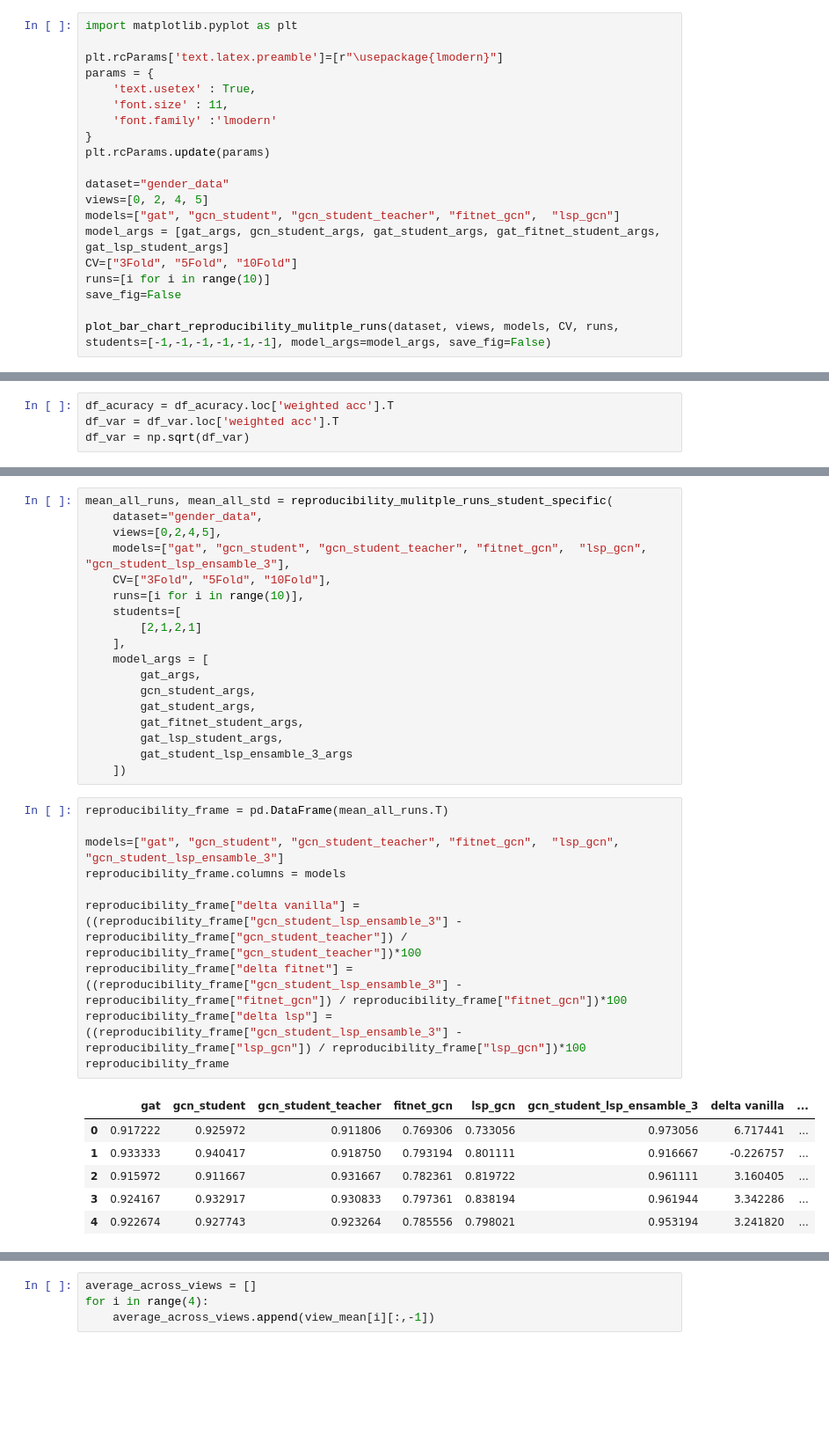
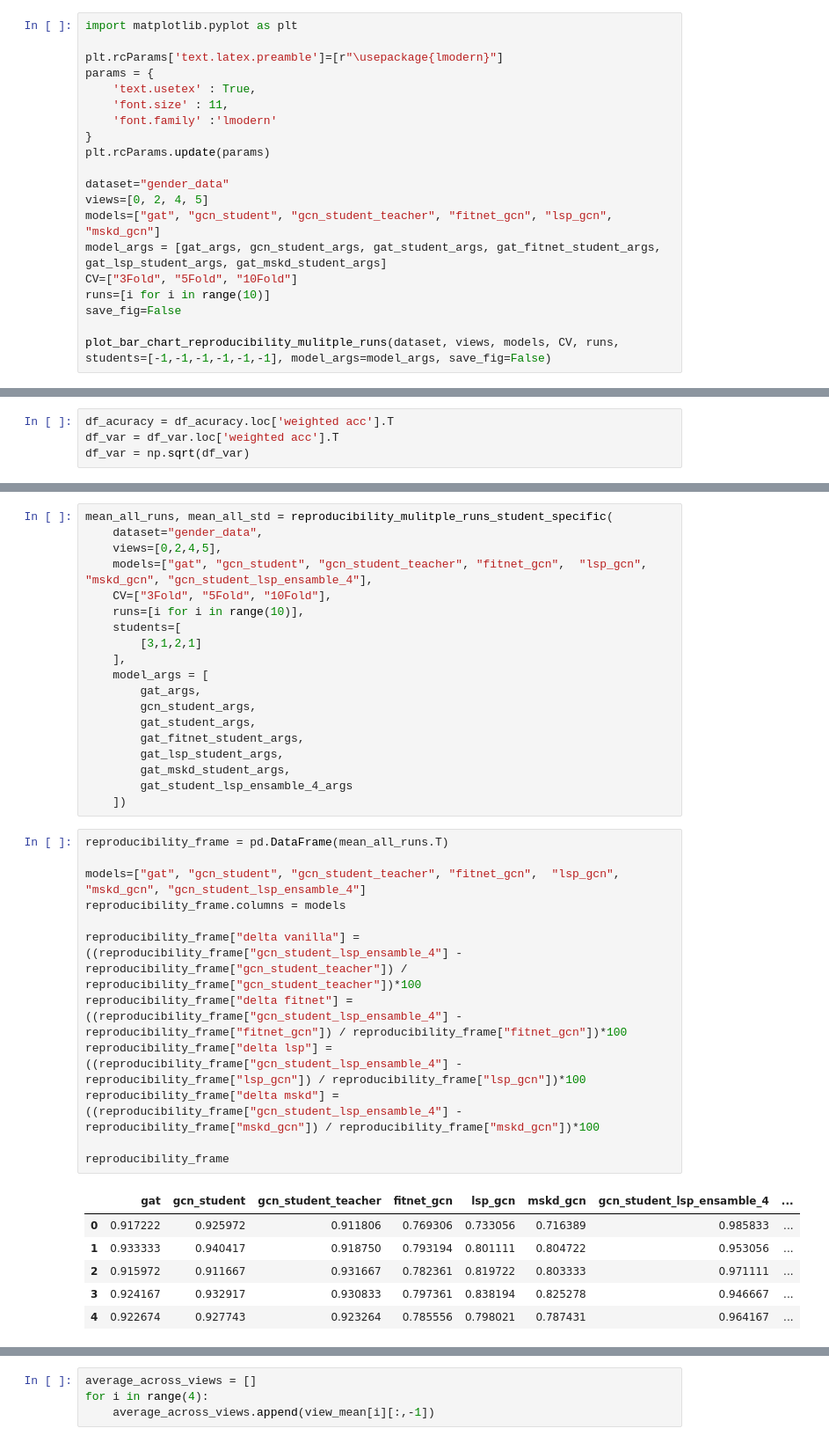
Before and after one commit to LorenzoStigliano/thesis-imperial, a Jupyter notebook: src/notebooks/study_GSP_gat_gcn.ipynb, the cells around one changed output, grey strips where cells are left out. Shown: that part at 88% size. Drawn from its saved outputs; the diff is of its cells as text; blank space fills up the shorter version.

Commit message:
scripts for: GCN -> GAT GSP , GAT -> GAT GSP , GCN -> GCN GSP EMBEDDING OUR METHOD, GCN -> GAT GSP LSP OUR METHOD, GAT -> GAT GSP LSP OUR METHOD, GCN -> GAT GSP , VANILLA EXPLORATION

```diff
--- a/src/notebooks/study_GSP_gat_gcn.ipynb
+++ b/src/notebooks/study_GSP_gat_gcn.ipynb
@@ -30,8 +30,8 @@ plt.rcParams.update(params)
 
 dataset="gender_data"
 views=[0, 2, 4, 5]
-models=["gat", "gcn_student", "gcn_student_teacher", "fitnet_gcn",  "lsp_gcn"]
-model_args = [gat_args, gcn_student_args, gat_student_args, gat_fitnet_student_args, gat_lsp_student_args]
+models=["gat", "gcn_student", "gcn_student_teacher", "fitnet_gcn", "lsp_gcn", "mskd_gcn"]
+model_args = [gat_args, gcn_student_args, gat_student_args, gat_fitnet_student_args, gat_lsp_student_args, gat_mskd_student_args]
 CV=["3Fold", "5Fold", "10Fold"]
 runs=[i for i in range(10)]
 save_fig=False
@@ -501,11 +501,11 @@ df_rep, df_acuracy
 mean_all_runs, mean_all_std = reproducibility_mulitple_runs_student_specific(
     dataset="gender_data",
     views=[0,2,4,5],
-    models=["gat", "gcn_student", "gcn_student_teacher", "fitnet_gcn",  "lsp_gcn", "gcn_student_lsp_ensamble_3"],
+    models=["gat", "gcn_student", "gcn_student_teacher", "fitnet_gcn",  "lsp_gcn", "mskd_gcn", "gcn_student_lsp_ensamble_4"],
     CV=["3Fold", "5Fold", "10Fold"],
     runs=[i for i in range(10)],
     students=[
-        [2,1,2,1]
+        [3,1,2,1]
     ],
     model_args = [
         gat_args,
@@ -513,25 +513,28 @@ mean_all_runs, mean_all_std = reproducibility_mulitple_runs_student_specific(
         gat_student_args,
         gat_fitnet_student_args,
         gat_lsp_student_args,
-        gat_student_lsp_ensamble_3_args
+        gat_mskd_student_args,
+        gat_student_lsp_ensamble_4_args
     ])
 # %%
 reproducibility_frame = pd.DataFrame(mean_all_runs.T)
 
-models=["gat", "gcn_student", "gcn_student_teacher", "fitnet_gcn",  "lsp_gcn", "gcn_student_lsp_ensamble_3"]
+models=["gat", "gcn_student", "gcn_student_teacher", "fitnet_gcn",  "lsp_gcn", "mskd_gcn", "gcn_student_lsp_ensamble_4"]
 reproducibility_frame.columns = models
 
-reproducibility_frame["delta vanilla"] = ((reproducibility_frame["gcn_student_lsp_ensamble_3"] - reproducibility_frame["gcn_student_teacher"]) / reproducibility_frame["gcn_student_teacher"])*100
-reproducibility_frame["delta fitnet"] = ((reproducibility_frame["gcn_student_lsp_ensamble_3"] - reproducibility_frame["fitnet_gcn"]) / reproducibility_frame["fitnet_gcn"])*100
-reproducibility_frame["delta lsp"] = ((reproducibility_frame["gcn_student_lsp_ensamble_3"] - reproducibility_frame["lsp_gcn"]) / reproducibility_frame["lsp_gcn"])*100
+reproducibility_frame["delta vanilla"] = ((reproducibility_frame["gcn_student_lsp_ensamble_4"] - reproducibility_frame["gcn_student_teacher"]) / reproducibility_frame["gcn_student_teacher"])*100
+reproducibility_frame["delta fitnet"] = ((reproducibility_frame["gcn_student_lsp_ensamble_4"] - reproducibility_frame["fitnet_gcn"]) / reproducibility_frame["fitnet_gcn"])*100
+reproducibility_frame["delta lsp"] = ((reproducibility_frame["gcn_student_lsp_ensamble_4"] - reproducibility_frame["lsp_gcn"]) / reproducibility_frame["lsp_gcn"])*100
+reproducibility_frame["delta mskd"] = ((reproducibility_frame["gcn_student_lsp_ensamble_4"] - reproducibility_frame["mskd_gcn"]) / reproducibility_frame["mskd_gcn"])*100
+
 reproducibility_frame
 # %% [output]
-|  | gat | gcn_student | gcn_student_teacher | fitnet_gcn | lsp_gcn | gcn_student_lsp_ensamble_3 | delta vanilla | ... |
-| 0 | 0.917222 | 0.925972 | 0.911806 | 0.769306 | 0.733056 | 0.973056 | 6.717441 | ... |
-| 1 | 0.933333 | 0.940417 | 0.918750 | 0.793194 | 0.801111 | 0.916667 | -0.226757 | ... |
-| 2 | 0.915972 | 0.911667 | 0.931667 | 0.782361 | 0.819722 | 0.961111 | 3.160405 | ... |
-| 3 | 0.924167 | 0.932917 | 0.930833 | 0.797361 | 0.838194 | 0.961944 | 3.342286 | ... |
-| 4 | 0.922674 | 0.927743 | 0.923264 | 0.785556 | 0.798021 | 0.953194 | 3.241820 | ... |
+|  | gat | gcn_student | gcn_student_teacher | fitnet_gcn | lsp_gcn | mskd_gcn | gcn_student_lsp_ensamble_4 | ... |
+| 0 | 0.917222 | 0.925972 | 0.911806 | 0.769306 | 0.733056 | 0.716389 | 0.985833 | ... |
+| 1 | 0.933333 | 0.940417 | 0.918750 | 0.793194 | 0.801111 | 0.804722 | 0.953056 | ... |
+| 2 | 0.915972 | 0.911667 | 0.931667 | 0.782361 | 0.819722 | 0.803333 | 0.971111 | ... |
+| 3 | 0.924167 | 0.932917 | 0.930833 | 0.797361 | 0.838194 | 0.825278 | 0.946667 | ... |
+| 4 | 0.922674 | 0.927743 | 0.923264 | 0.785556 | 0.798021 | 0.787431 | 0.964167 | ... |
 # %%
 views=[0, 2, 4, 5]
 CV=["3Fold", "5Fold", "10Fold"]
```
Also changed, not shown: parts of 8 cells of this notebook, 16 other files.
